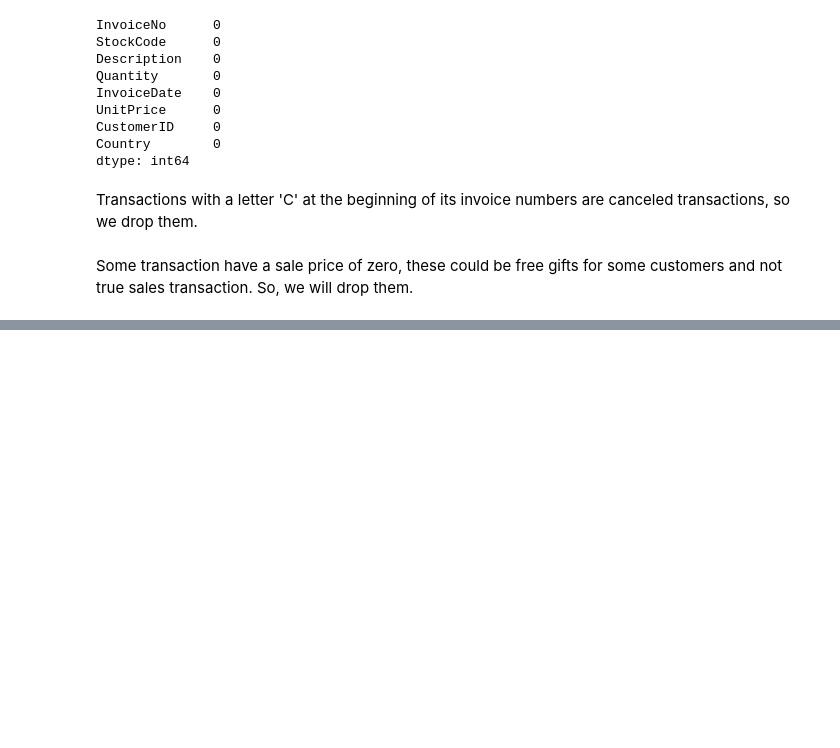
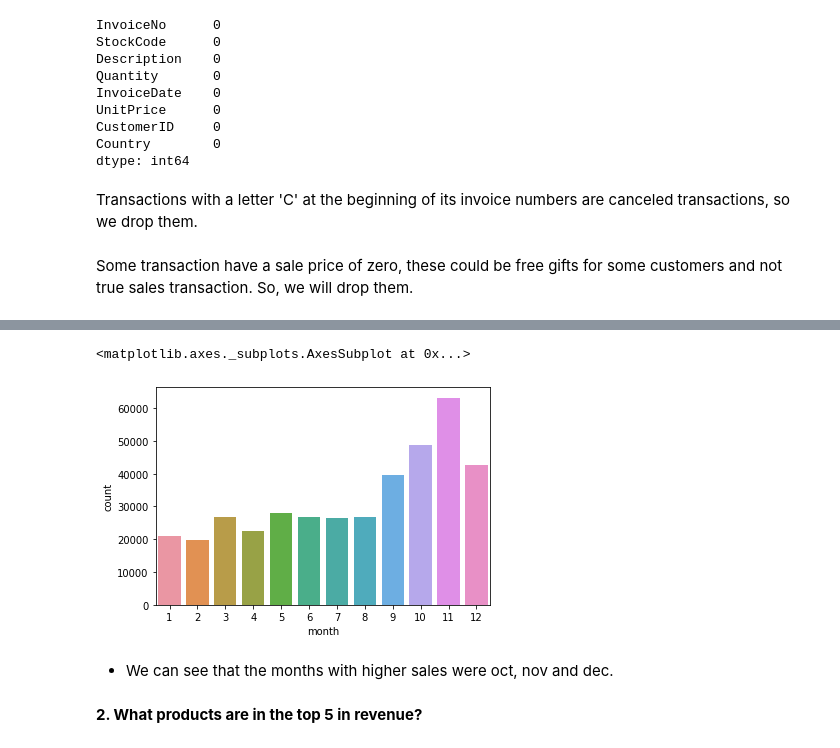
Before and after one commit to omajipawar/Online-Retail-Customer-Segmentation, a Jupyter notebook: Online_Retail_Customer_Segmentation_(Omaji_Pawar).ipynb, the cells around one changed output, grey strips where cells are left out. Cells and saved outputs as stored; diff of their text form; code cells hidden in the pictures; blank space fills up the shorter version.

```diff
--- a/Online_Retail_Customer_Segmentation_(Omaji_Pawar).ipynb
+++ b/Online_Retail_Customer_Segmentation_(Omaji_Pawar).ipynb
@@ -190,0 +212,10 @@ df.head()
+# %%
+#Plotting a countplot of month wise orders
+sns.countplot(df['month'])
+# %% [output]
+<matplotlib.axes._subplots.AxesSubplot at 0x...>
+[figure, added]
+# %% [markdown]
+* We can see that the months with higher sales were oct, nov and dec.
+# %% [markdown]
+**2. What products are in the top 5 in revenue?**
```
Also changed, not shown: parts of 12 cells of this notebook.
